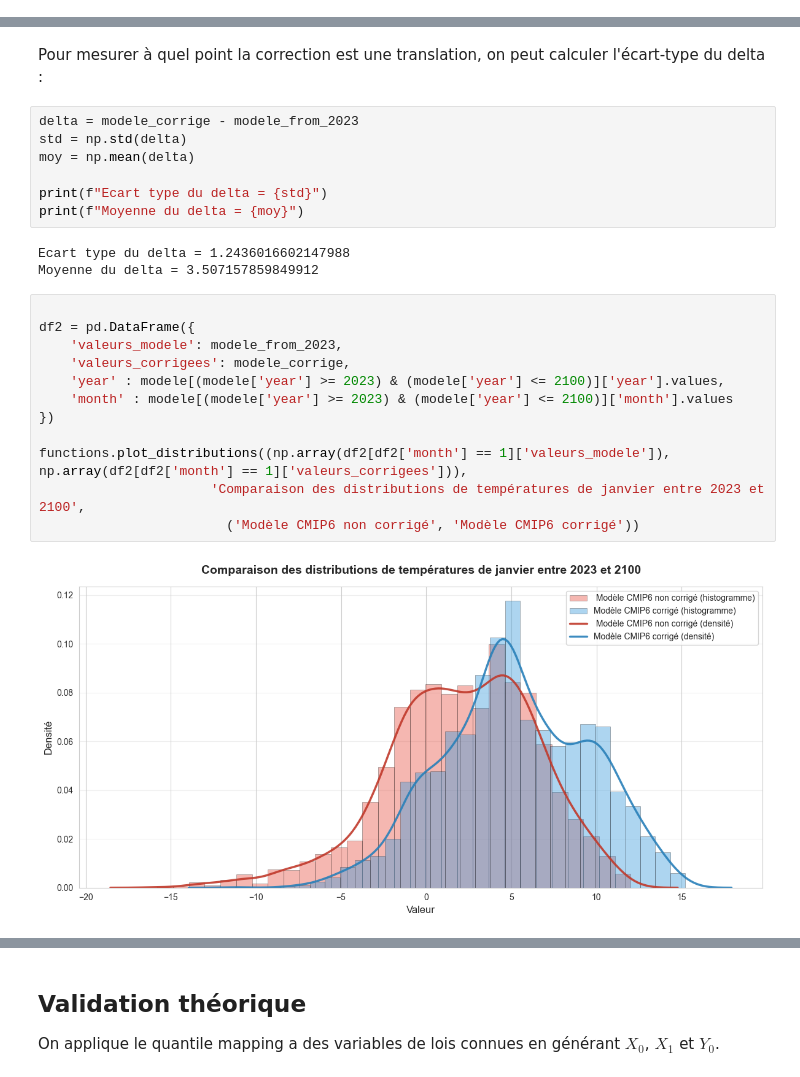
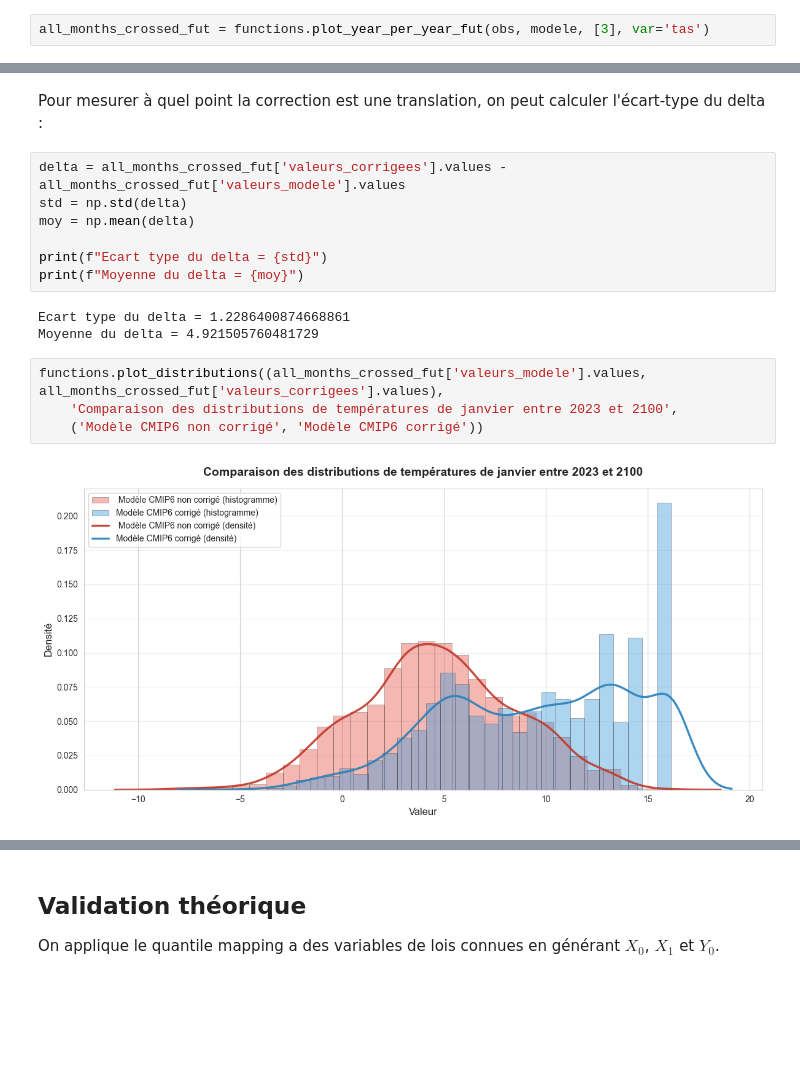
Before and after one commit to tristanczz/statapp_edf_25, a Jupyter notebook: MAIN.ipynb, the cells around one changed output, grey strips where cells are left out. Drawn from its saved outputs; the diff is of its cells as text; blank space fills up the shorter version.

```diff
--- a/MAIN.ipynb
+++ b/MAIN.ipynb
@@ -240,0 +195,2 @@ plt.show()
+# %%
+all_months_crossed_fut = functions.plot_year_per_year_fut(obs, modele, [3], var='tas')
@@ -241,26 +199,18 @@ plt.show()
 # %% [markdown]
 Pour mesurer à quel point la correction est une translation, on peut calculer l'écart-type du delta :
 # %%
-delta = modele_corrige - modele_from_2023
+delta = all_months_crossed_fut['valeurs_corrigees'].values - all_months_crossed_fut['valeurs_modele'].values
 std = np.std(delta)
 moy = np.mean(delta)
 
 print(f"Ecart type du delta = {std}")
 print(f"Moyenne du delta = {moy}")
 # %% [output]
-Ecart type du delta = 1.2436016602147988
-Moyenne du delta = 3.507157859849912
+Ecart type du delta = 1.2286400874668861
+Moyenne du delta = 4.921505760481729
 # %%
-
-df2 = pd.DataFrame({
-    'valeurs_modele': modele_from_2023,
-    'valeurs_corrigees': modele_corrige,
-    'year' : modele[(modele['year'] >= 2023) & (modele['year'] <= 2100)]['year'].values,
-    'month' : modele[(modele['year'] >= 2023) & (modele['year'] <= 2100)]['month'].values
-})
-
-functions.plot_distributions((np.array(df2[df2['month'] == 1]['valeurs_modele']), np.array(df2[df2['month'] == 1]['valeurs_corrigees'])),
-                      'Comparaison des distributions de températures de janvier entre 2023 et 2100',
-                        ('Modèle CMIP6 non corrigé', 'Modèle CMIP6 corrigé'))
+functions.plot_distributions((all_months_crossed_fut['valeurs_modele'].values, all_months_crossed_fut['valeurs_corrigees'].values),
+    'Comparaison des distributions de températures de janvier entre 2023 et 2100',
+    ('Modèle CMIP6 non corrigé', 'Modèle CMIP6 corrigé'))
 # %% [output]
-[figure, old version]
+[figure, new version]
```
Also changed, not shown: parts of 27 cells of this notebook, 11 other files.
